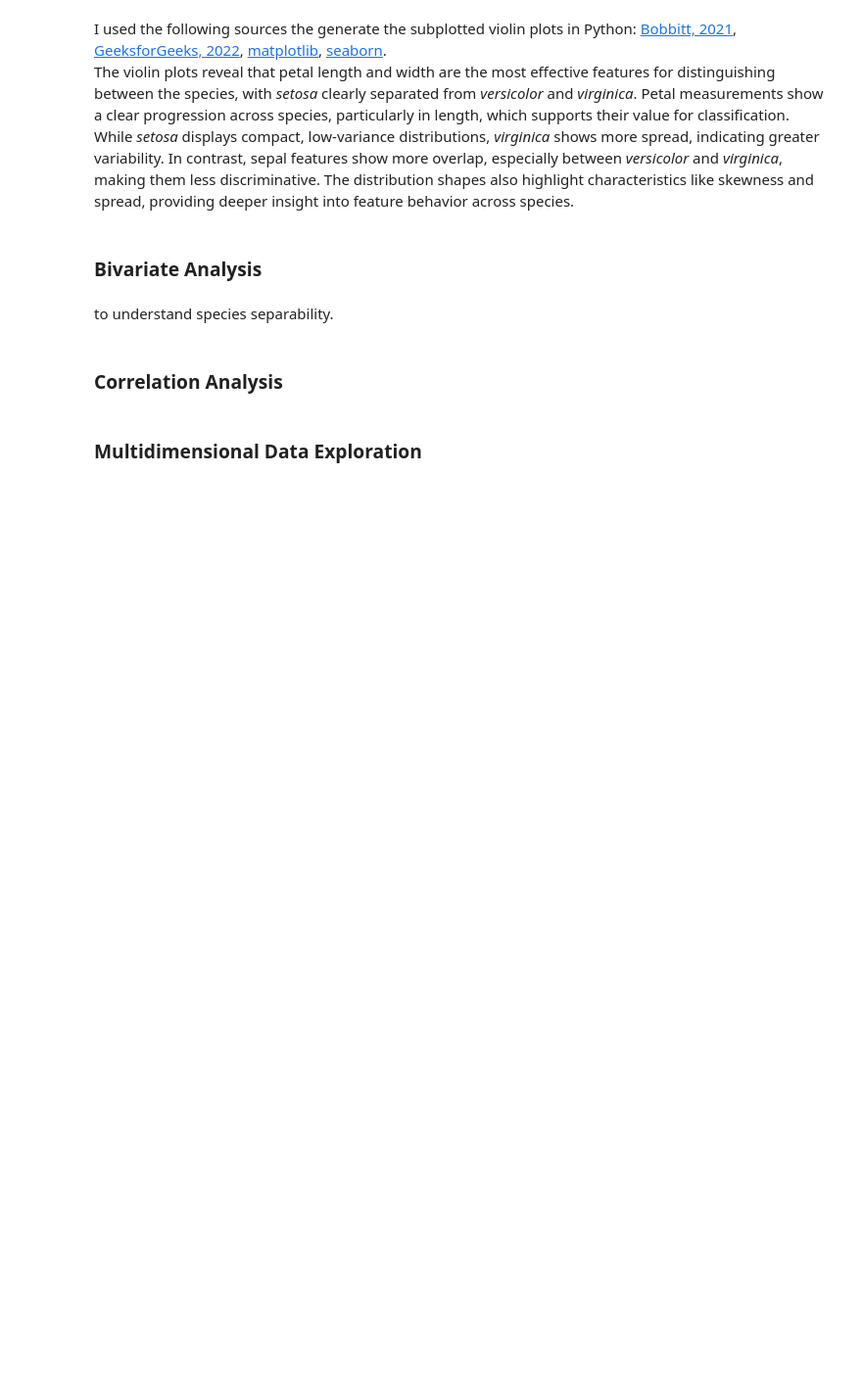
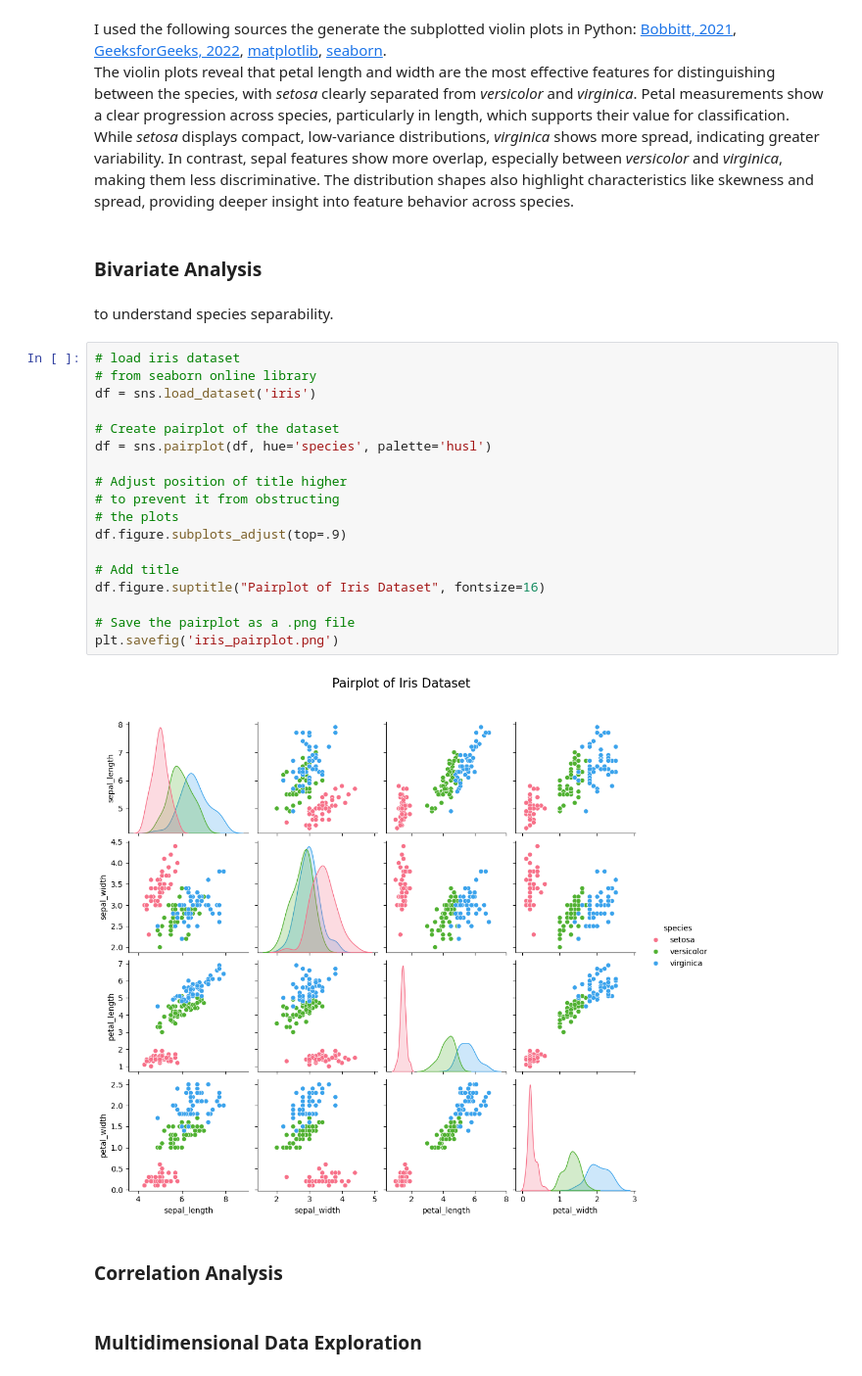
Before and after one commit to NibnabCodes/pands_project, a Jupyter notebook: investigations.ipynb, the cells around one changed output. Shown: that part at 98% size. Drawn from its saved outputs; the diff is of its cells as text; blank space fills up the shorter version.

Commit message:
started bivariate analysis; created pairplot

```diff
--- a/investigations.ipynb
+++ b/investigations.ipynb
@@ -247,6 +249,26 @@ The violin plots reveal that petal length and width are the most effective featu
 ### Bivariate Analysis
 # %% [markdown]
 to understand species separability.
+# %%
+# load iris dataset
+# from seaborn online library
+df = sns.load_dataset('iris')
+
+# Create pairplot of the dataset
+df = sns.pairplot(df, hue='species', palette='husl')
+
+# Adjust position of title higher
+# to prevent it from obstructing
+# the plots
+df.figure.subplots_adjust(top=.9)
+
+# Add title
+df.figure.suptitle("Pairplot of Iris Dataset", fontsize=16)
+
+# Save the pairplot as a .png file
+plt.savefig('iris_pairplot.png')
+# %% [output]
+[figure, added]
 # %% [markdown]
 ### Correlation Analysis
 # %% [markdown]
```
Also changed, not shown: parts of 2 cells of this notebook, 2 other files.
